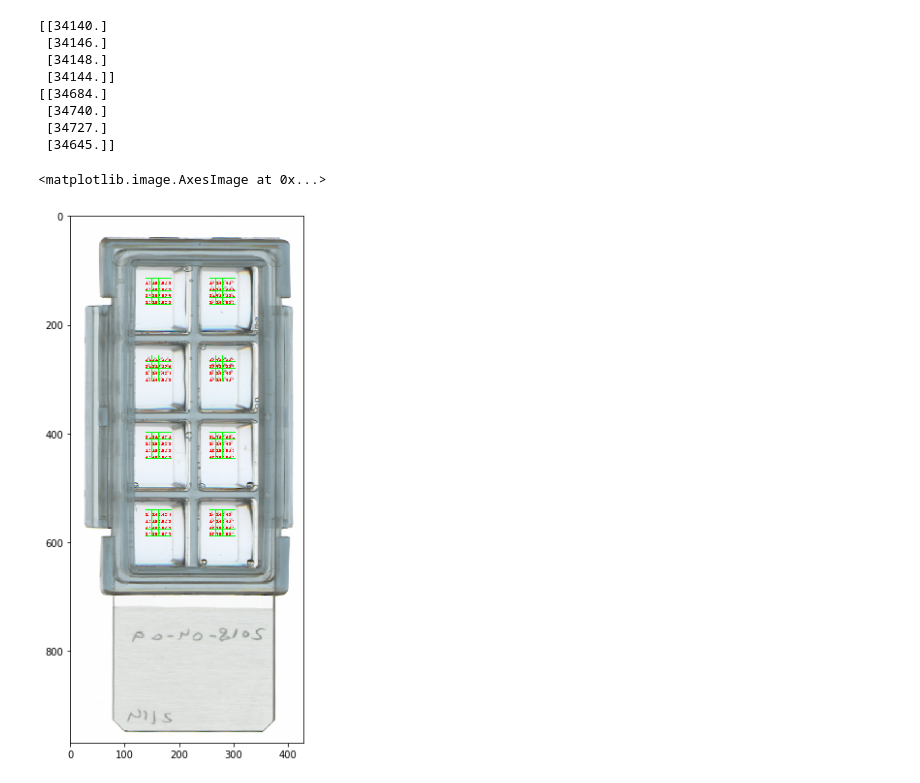
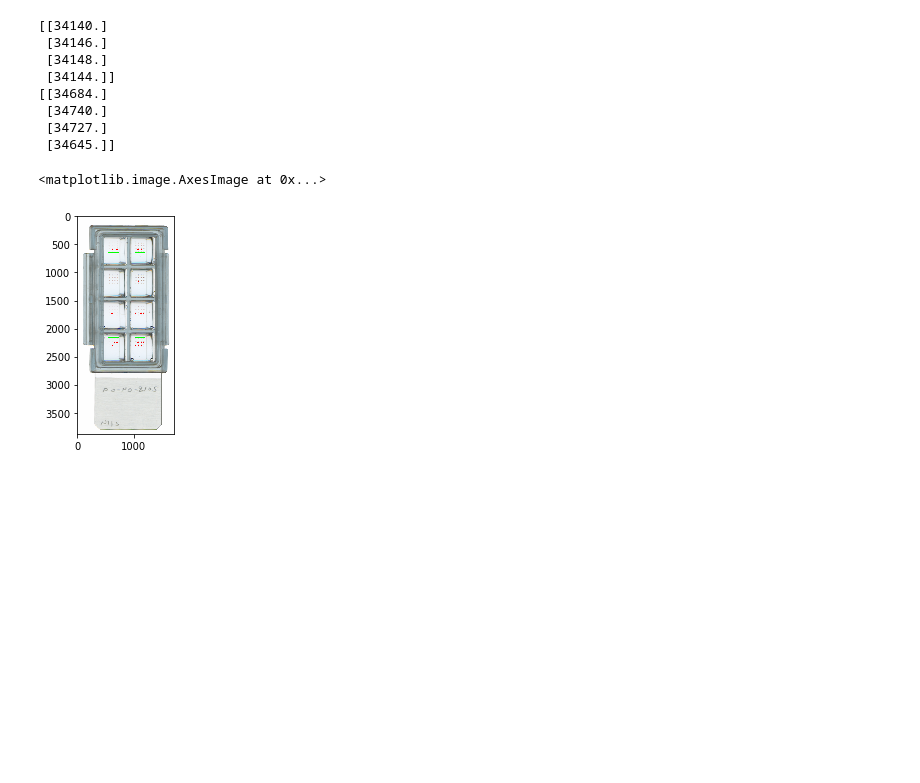
Before and after one commit to CSF-BioComp/marquant, a Jupyter notebook: experiments/image_registration.ipynb, the cells around one changed output. Drawn from its saved outputs; the diff is of its cells as text; code cells hidden in the pictures; blank space fills up the shorter version.

Commit message:
Added resampling for easir label reading

```diff
--- a/experiments/image_registration.ipynb
+++ b/experiments/image_registration.ipynb
@@ -214,26 +214,32 @@ quant_table.to_csv('test_results.csv', index=False)
 # %%
 def label_intensities(img, grid_positions, values, grid_size=48, nrows=4, ncols=4, strformat='%.1f'):
     labeled = img.copy()
     for grid_pos,(x,y) in enumerate(grid_positions):
         cv.rectangle(labeled, (x, y), (x + grid_size, y + grid_size), (0, 255, 0), 1)
         for row in range(1, nrows):
             cv.line(labeled, (x, y + grid_size//nrows * row), (x + grid_size, y + grid_size//nrows * row), (0, 255, 0), 1)
         for col in range(1, ncols):
             cv.line(labeled, (x + grid_size//nrows * col, y), (x + grid_size//nrows * col, y + grid_size), (0, 255, 0), 1)
         for row in range(nrows):
             for col in range(ncols):
                 tX = x + grid_size//nrows * col
                 tY = y + grid_size//nrows * (row + 1) - 1
                 value = strformat % (values[grid_pos, row, col])
 
-                cv.putText(labeled, value, (tX, tY), cv.FONT_HERSHEY_SIMPLEX, 0.2, (255, 0, 0))
+                cv.putText(labeled, value, (tX, tY), cv.FONT_HERSHEY_SIMPLEX, 0.3, (255, 0, 0))
 
     return labeled
 
 # TODO: divided by 10000 to make text fit somehow in this low res image
-labeled = label_intensities(aligned, grid_positions, quantgrids / 10000)
+big_aligned = cv.resize(aligned, None, fx=factor, fy=factor, interpolation=cv.INTER_CUBIC)
+labeled = label_intensities(big_aligned,
+                            grid_positions =[(x*factor ,y*factor) for x,y in grid_positions],
+                            values = quantgrids,
+                            grid_size = factor*48,
+                            strformat = '%d'
+                           )
 cv.imwrite("labeled.png", labeled)
 imgshowc(labeled)
 # %% [output]
 <matplotlib.image.AxesImage at 0x...>
-[figure, old version]
+[figure, new version]
```
Also changed, not shown: parts of 5 cells of this notebook.
